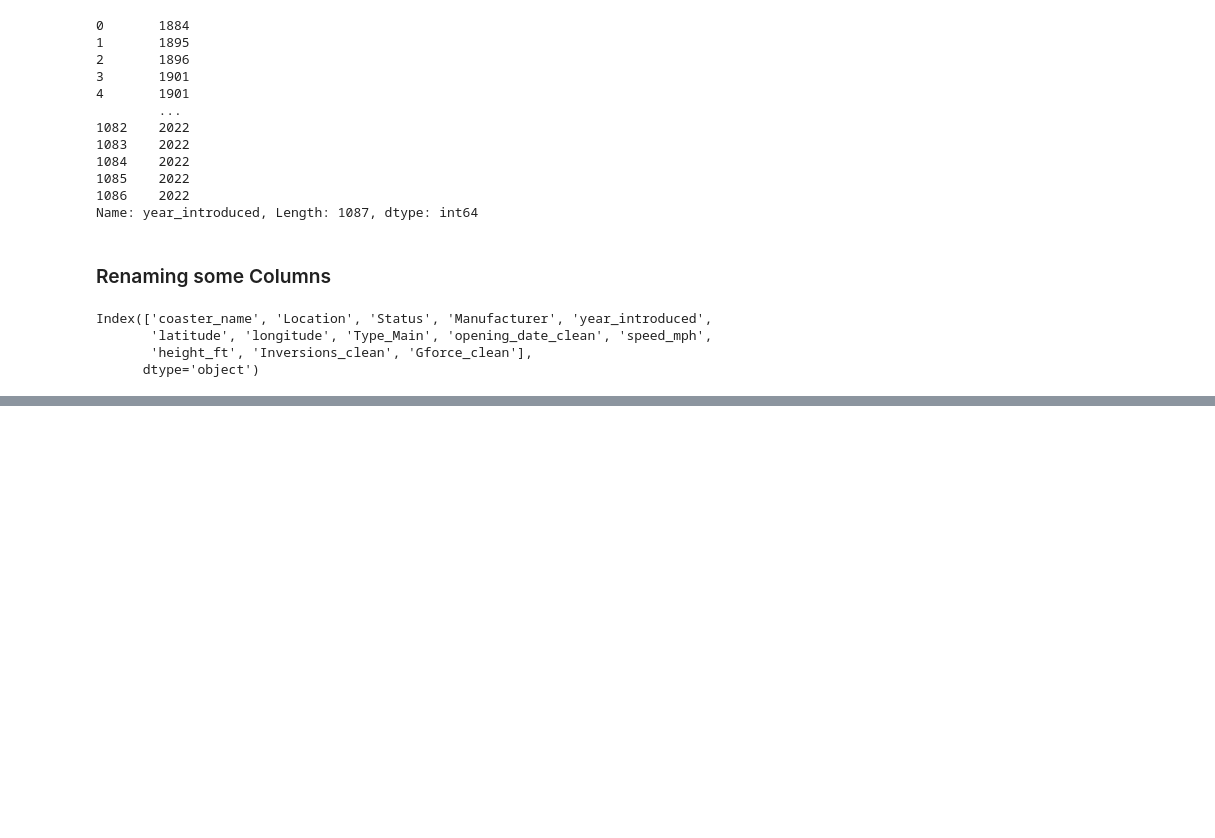
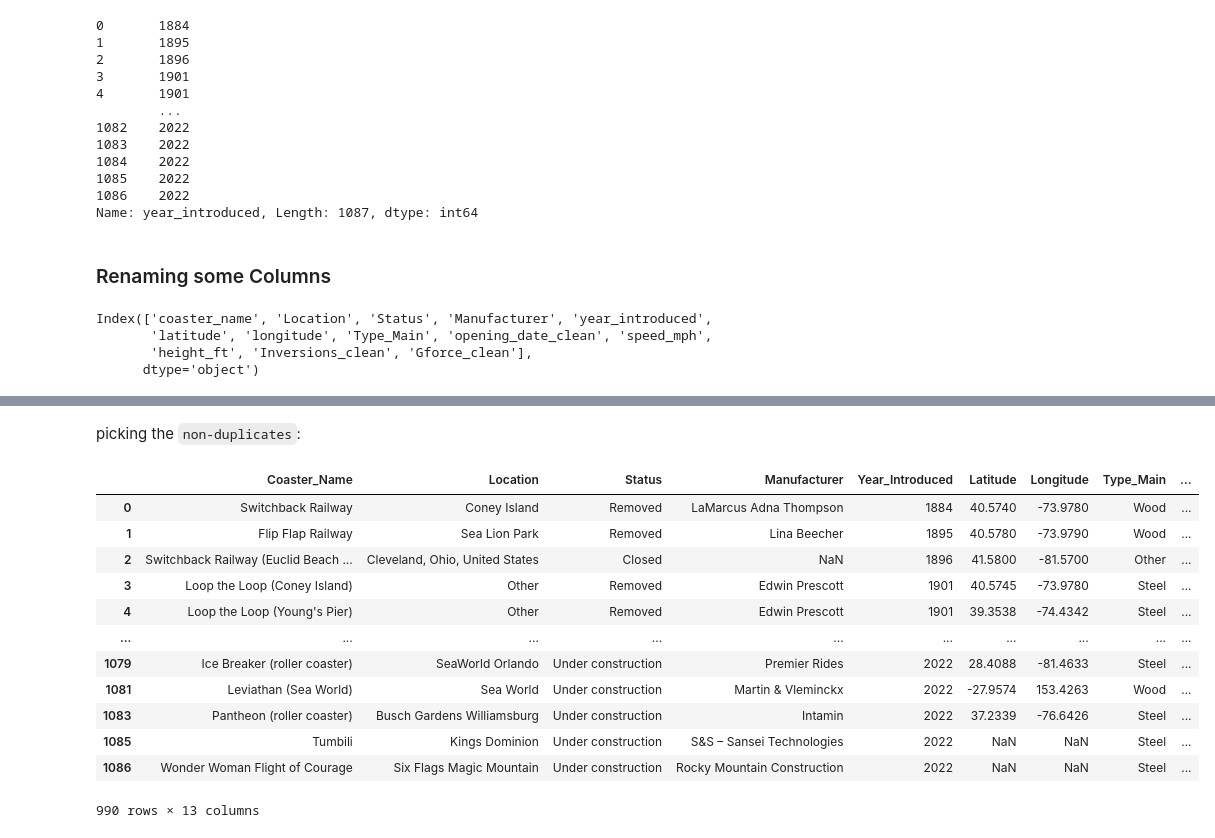
Before and after one commit to Omagbs/Exploratory-Data-Analysis, a Jupyter notebook: Roller Coasters EDA/Untitled.ipynb, the cells around one changed output, grey strips where cells are left out. Drawn from its saved outputs; the diff is of its cells as text; code cells hidden in the pictures; blank space fills up the shorter version.

```diff
--- a/Roller Coasters EDA/Untitled.ipynb
+++ b/Roller Coasters EDA/Untitled.ipynb
@@ -276,0 +396,19 @@ df.rename(columns = {'coaster_name':'Coaster_Name','opening_date_clean':'Opening
+# %% [markdown]
+picking the `non-duplicates`:
+# %%
+df = df.loc[~df.duplicated(subset = ['Coaster_Name', 'Location', 'Opening_Date'])]
+df
+# %% [output]
+|  | Coaster_Name | Location | Status | Manufacturer | Year_Introduced | Latitude | Longitude | Type_Main | ... |
+| 0 | Switchback Railway | Coney Island | Removed | LaMarcus Adna Thompson | 1884 | 40.5740 | -73.9780 | Wood | ... |
+| 1 | Flip Flap Railway | Sea Lion Park | Removed | Lina Beecher | 1895 | 40.5780 | -73.9790 | Wood | ... |
+| 2 | Switchback Railway (Euclid Beach ... | Cleveland, Ohio, United States | Closed | NaN | 1896 | 41.5800 | -81.5700 | Other | ... |
+| 3 | Loop the Loop (Coney Island) | Other | Removed | Edwin Prescott | 1901 | 40.5745 | -73.9780 | Steel | ... |
+| 4 | Loop the Loop (Young's Pier) | Other | Removed | Edwin Prescott | 1901 | 39.3538 | -74.4342 | Steel | ... |
+| ... | ... | ... | ... | ... | ... | ... | ... | ... | ... |
+| 1079 | Ice Breaker (roller coaster) | SeaWorld Orlando | Under construction | Premier Rides | 2022 | 28.4088 | -81.4633 | Steel | ... |
+| 1081 | Leviathan (Sea World) | Sea World | Under construction | Martin & Vleminckx | 2022 | -27.9574 | 153.4263 | Wood | ... |
+| 1083 | Pantheon (roller coaster) | Busch Gardens Williamsburg | Under construction | Intamin | 2022 | 37.2339 | -76.6426 | Steel | ... |
+| 1085 | Tumbili | Kings Dominion | Under construction | S&S – Sansei Technologies | 2022 | NaN | NaN | Steel | ... |
+| 1086 | Wonder Woman Flight of Courage | Six Flags Magic Mountain | Under construction | Rocky Mountain Construction | 2022 | NaN | NaN | Steel | ... |
+990 rows × 13 columns
```
Also changed, not shown: parts of 34 cells of this notebook.
